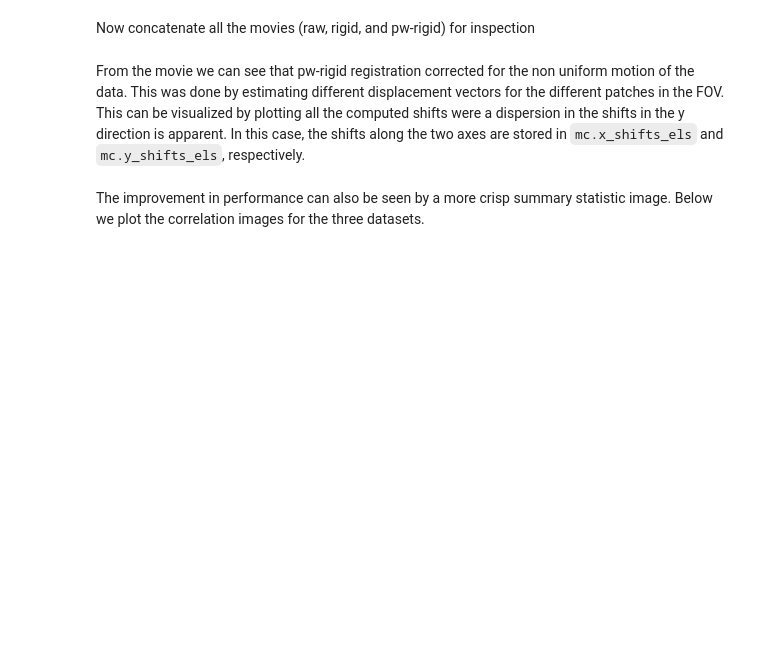
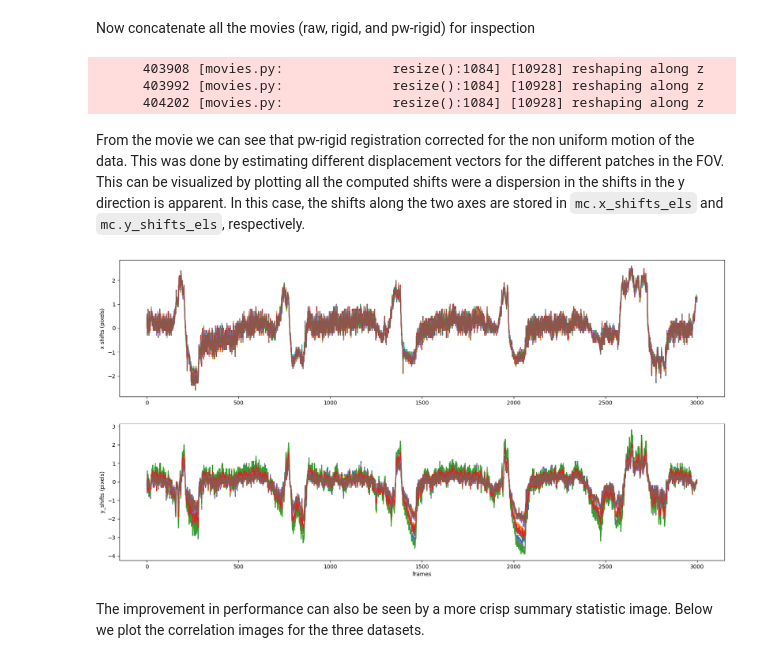
Before and after one commit to gt8mar/capillary-flow, a Jupyter notebook: docs/demo.ipynb, the cells around one changed output. Saved outputs shown, nothing was run; the diff lists cells and outputs as text; code cells hidden in the pictures; blank space fills up the shorter version.

```diff
--- a/docs/demo.ipynb
+++ b/docs/demo.ipynb
@@ -161,23 +230,29 @@ Now concatenate all the movies (raw, rigid, and pw-rigid) for inspection
 # %%
 cm.concatenate([m_orig.resize(1, 1, downsample_ratio) - mc.min_mov*mc.nonneg_movie,
                 m_rig.resize(1, 1, downsample_ratio), m_els.resize(
-            1, 1, downsample_ratio)], axis=2).play(fr=60, q_max=99.5, magnification=2, bord_px=bord_px_rig)
+            1, 1, downsample_ratio)], axis=2).play(fr=30, q_max=99.5, magnification=2, bord_px=bord_px_rig)
+# %% [output]
+      403908 [movies.py:              resize():1084] [10928] reshaping along z
+      403992 [movies.py:              resize():1084] [10928] reshaping along z
+      404202 [movies.py:              resize():1084] [10928] reshaping along z
 # %% [markdown]
 From the movie we can see that pw-rigid registration corrected for the non uniform motion of the data. This was done by estimating different displacement vectors for the different patches in the FOV. This can be visualized by plotting all the computed shifts were a dispersion in the shifts in the y direction is apparent. In this case, the shifts along the two axes are stored in `mc.x_shifts_els` and `mc.y_shifts_els`, respectively.
 # %%
 #%% visualize elastic shifts
 plt.close()
 plt.figure(figsize = (20,10))
 plt.subplot(2, 1, 1)
 plt.plot(mc.x_shifts_els)
 plt.ylabel('x shifts (pixels)')
 plt.subplot(2, 1, 2)
 plt.plot(mc.y_shifts_els)
 plt.ylabel('y_shifts (pixels)')
 plt.xlabel('frames')
 #%% compute borders to exclude
 bord_px_els = np.ceil(np.maximum(np.max(np.abs(mc.x_shifts_els)),
-                                 np.max(np.abs(mc.y_shifts_els)))).astype(np.int)
+                                 np.max(np.abs(mc.y_shifts_els)))).astype(int)
+# %% [output]
+[figure, added]
 # %% [markdown]
 The improvement in performance can also be seen by a more crisp summary statistic image. Below we plot the correlation images for the three datasets.
 # %%
```
Also changed, not shown: parts of 14 cells of this notebook, 3 other files.
